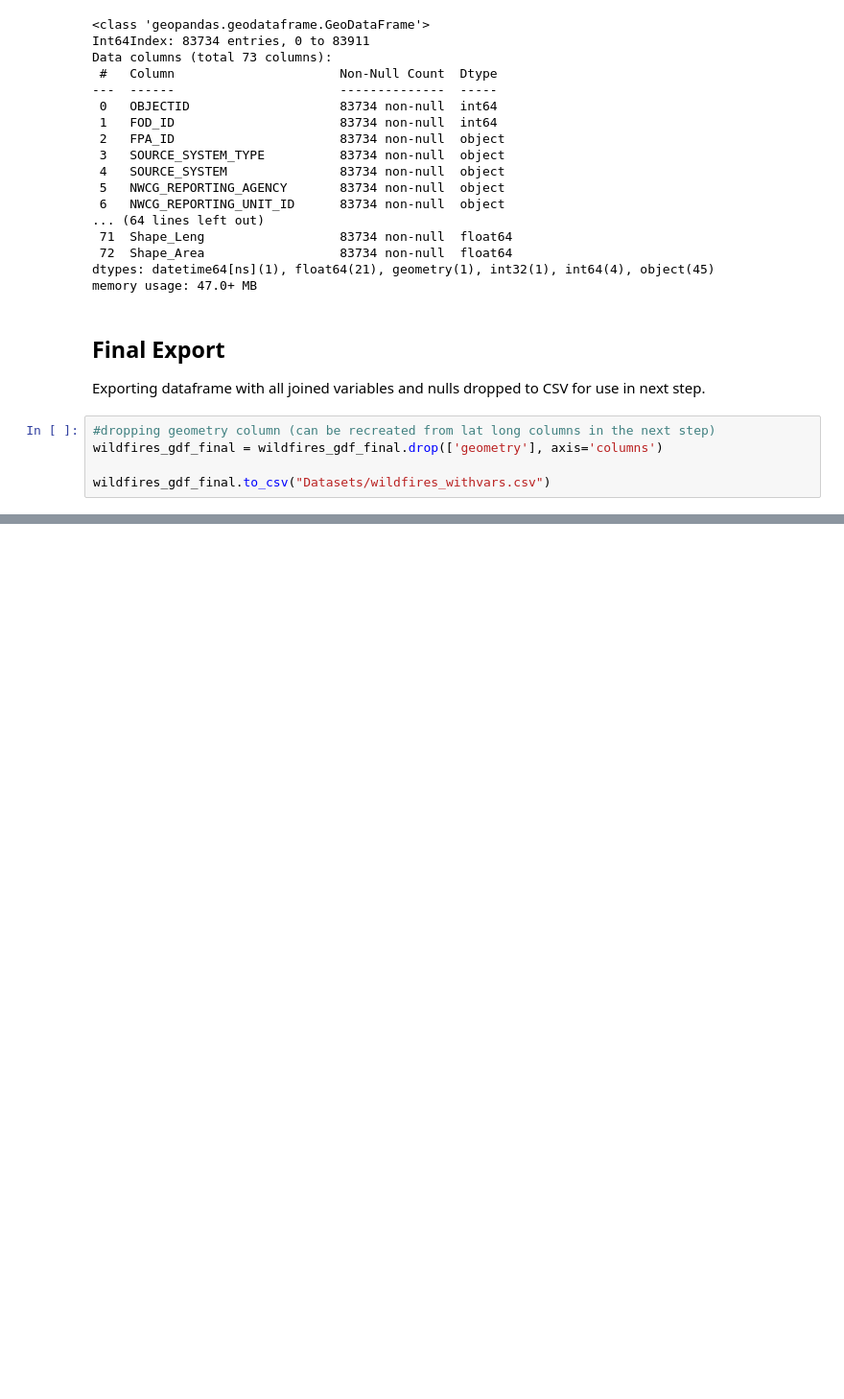
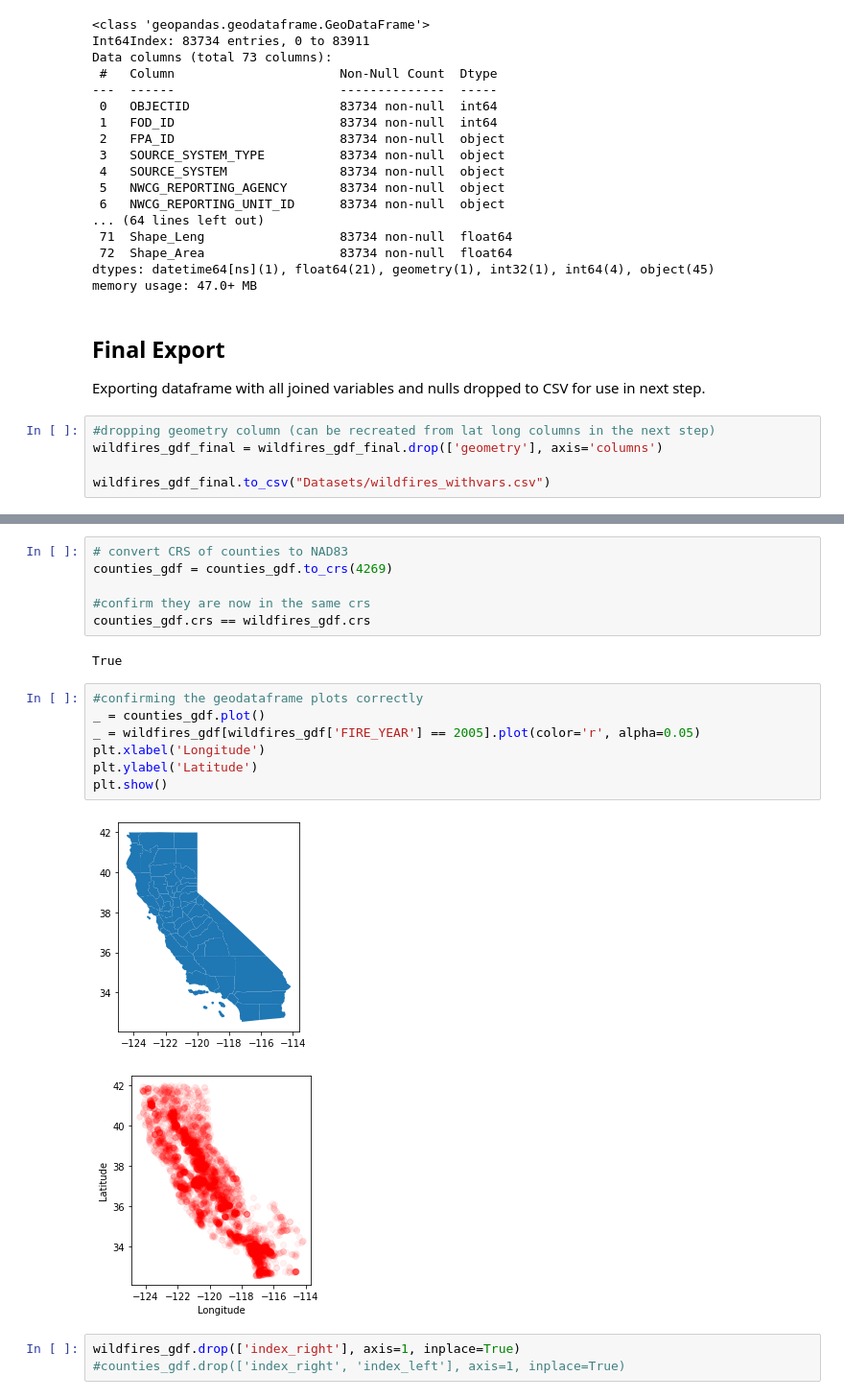
Before and after one commit to allankapoor/wildfire_prediction, a Jupyter notebook: Capstone2_DataWrangling.ipynb, the cells around one changed output, grey strips where cells are left out. Shown: that part at 96% size. Saved outputs shown, nothing was run; the diff lists cells and outputs as text; blank space fills up the shorter version.

```diff
--- a/Capstone2_DataWrangling.ipynb
+++ b/Capstone2_DataWrangling.ipynb
@@ -841,0 +870,21 @@ test_gdf[test_gdf['FIRE_YEAR'] == 2005].plot()
+# %%
+# convert CRS of counties to NAD83
+counties_gdf = counties_gdf.to_crs(4269)
+
+#confirm they are now in the same crs
+counties_gdf.crs == wildfires_gdf.crs
+# %% [output]
+True
+# %%
+#confirming the geodataframe plots correctly
+_ = counties_gdf.plot()
+_ = wildfires_gdf[wildfires_gdf['FIRE_YEAR'] == 2005].plot(color='r', alpha=0.05)
+plt.xlabel('Longitude')
+plt.ylabel('Latitude')
+plt.show()
+# %% [output]
+[figure, added]
+[figure, added]
+# %%
+wildfires_gdf.drop(['index_right'], axis=1, inplace=True)
+#counties_gdf.drop(['index_right', 'index_left'], axis=1, inplace=True)
```
Also changed, not shown: parts of 16 cells of this notebook, 1 other file.
